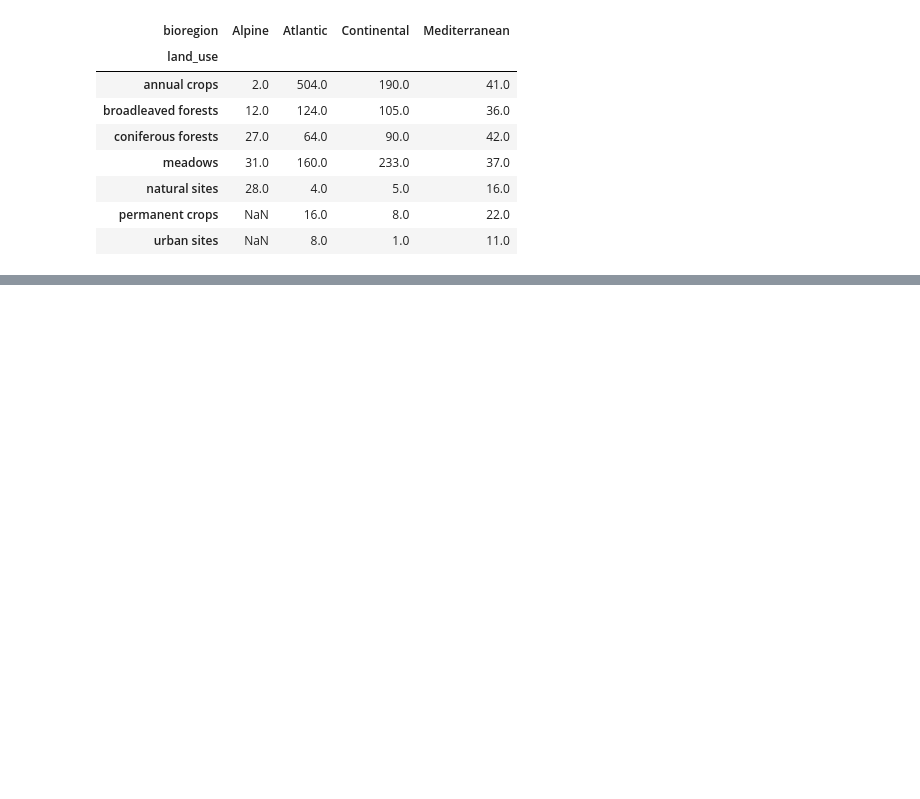
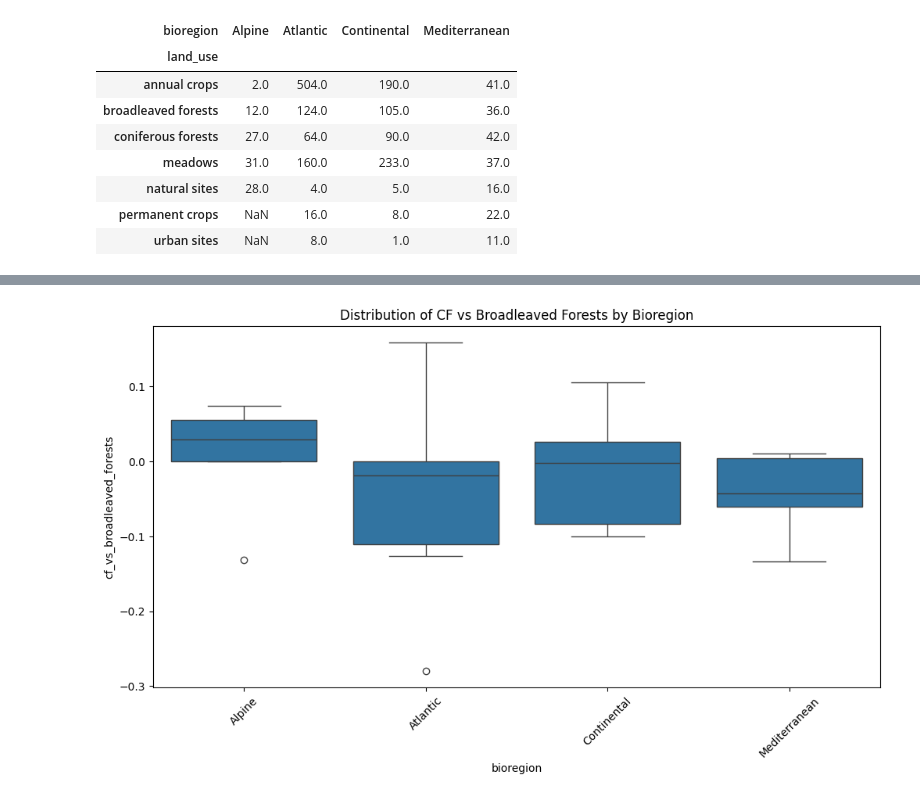
Before and after one commit to Phurga/rmqs_exploration, a Jupyter notebook: code/tests.ipynb, the cells around one changed output, grey strips where cells are left out. Cells and saved outputs as stored; diff of their text form; code cells hidden in the pictures; blank space fills up the shorter version.

Commit message:
improving map visualisation and refactoring code

```diff
--- a/code/tests.ipynb
+++ b/code/tests.ipynb
@@ -7,6 +7,7 @@ import pandas as pd
 
 data = pd.read_csv(FULL_DATASET_PATH, index_col="id_site", encoding="windows-1252")
 
+data["cf_vs_broadleaved_forests"] = 1 - data["otu_richness"] / data.loc[data["land_use"] == "broadleaved forests", "otu_richness"].median()
 pivot_median = build_pivot(data=data,
                     value_field="otu_richness",
                     line_field="land_use",
@@ -32,3 +33,7 @@ pivot_count
 | natural sites | 28.0 | 4.0 | 5.0 | 16.0 |
 | permanent crops | NaN | 16.0 | 8.0 | 22.0 |
 | urban sites | NaN | 8.0 | 1.0 | 11.0 |
+# %%
+#calculate CF for each land use and each bioregion as 1 - (median of land_use and bioregion) / (median of broadleaved forests in the same bioregion))
+cf_df = 1 - pivot_median / pivot_median.loc['broadleaved forests']
+cf_df
@@ -34,0 +50,12 @@ pivot_count
+# %%
+#plot distribution of cf_vs_broadleaved_forests values
+import seaborn as sns
+import matplotlib.pyplot as plt
+cf_melted = cf_df.reset_index().melt(id_vars="land_use", var_name="bioregion", value_name="cf_vs_broadleaved_forests")
+plt.figure(figsize=(12, 6))
+sns.boxplot(data=cf_melted, x="bioregion", y="cf_vs_broadleaved_forests")
+plt.xticks(rotation=45)
+plt.title("Distribution of CF vs Broadleaved Forests by Bioregion")
+plt.show()
+# %% [output]
+[figure, added]
```
Also changed, not shown: parts of 2 cells of this notebook, 6 other files.
